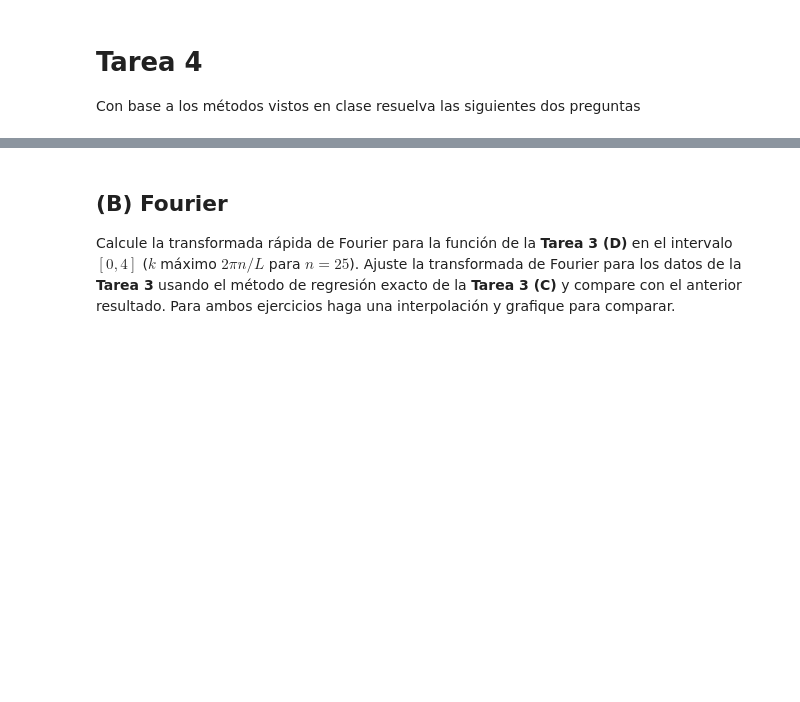
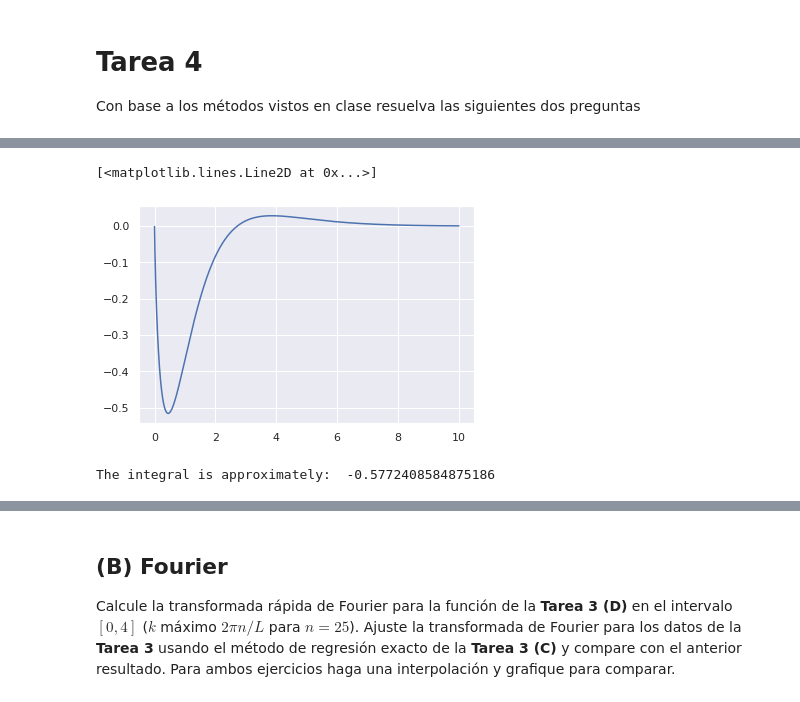
Before and after one commit to jpmallarino/FISI2028-202120, a Jupyter notebook: soluciones/jp.mallarino50/tarea4/tarea4.ipynb, the cells around one changed output, grey strips where cells are left out. Saved outputs shown, nothing was run; the diff lists cells and outputs as text; code cells hidden in the pictures; blank space fills up the shorter version.

```diff
--- a/soluciones/jp.mallarino50/tarea4/tarea4.ipynb
+++ b/soluciones/jp.mallarino50/tarea4/tarea4.ipynb
@@ -109,0 +123,13 @@ Con base a los métodos vistos en clase resuelva las siguientes dos preguntas
+# %%
+x_tmp = np.linspace(1e-4,10,10000)
+y_tmp = x_tmp*(np.log(x_tmp)-1)*np.exp(-x_tmp)
+plt.plot(x_tmp, y_tmp)
+# %% [output]
+[<matplotlib.lines.Line2D at 0x...>]
+[figure, added]
+# %%
+N = 100
+z, w = sp.special.roots_genlaguerre(N, alpha = 0)
+print('The integral is approximately: ',np.sum(np.dot(w, z*(np.log(z)-1))))
+# %% [output]
+The integral is approximately:  -0.5772408584875186
```
Also changed, not shown: parts of 4 cells of this notebook, 1 other file.
